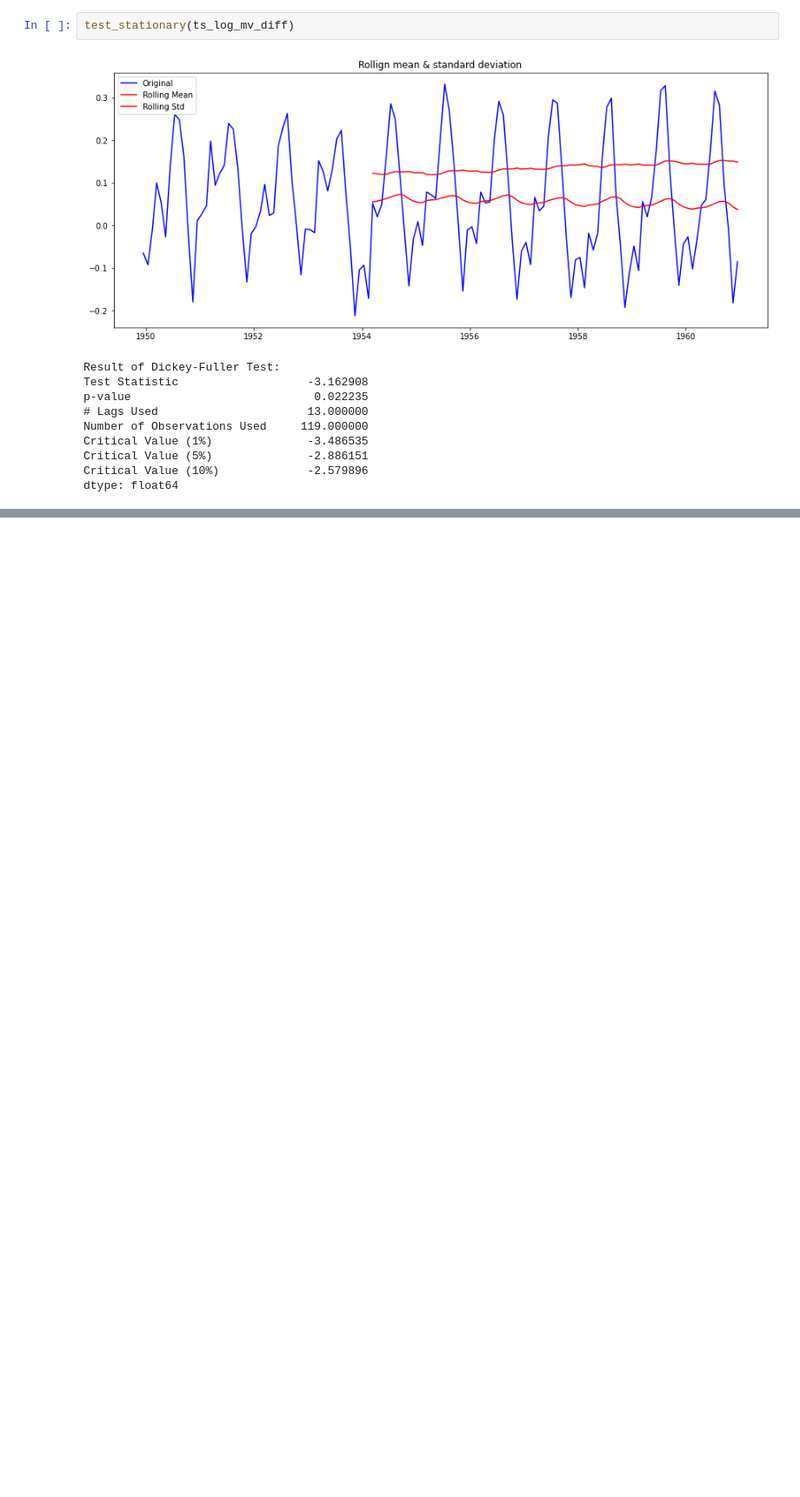
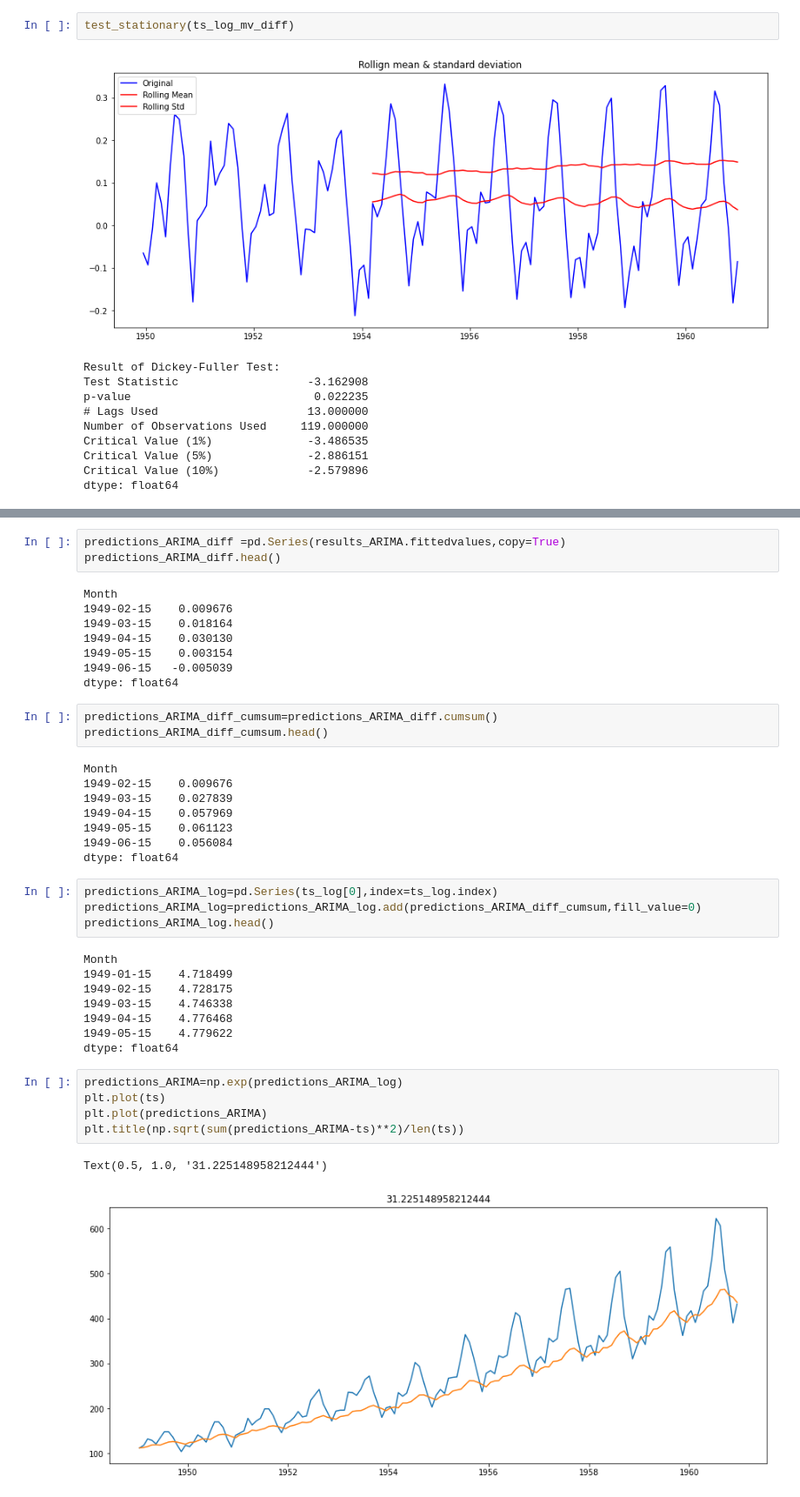
Before and after one commit to dikshantsharma12/Machine-Learning, a Jupyter notebook: Machine Learing Certification course/Air Passengers.ipynb, the cells around one changed output, grey strips where cells are left out. Shown: that part at 87% size. Saved outputs shown, nothing was run; the diff lists cells and outputs as text; blank space fills up the shorter version.

```diff
--- a/Machine Learing Certification course/Air Passengers.ipynb
+++ b/Machine Learing Certification course/Air Passengers.ipynb
@@ -147,0 +177,42 @@ dtype: float64
+# %%
+predictions_ARIMA_diff =pd.Series(results_ARIMA.fittedvalues,copy=True)
+predictions_ARIMA_diff.head()
+# %% [output]
+Month
+1949-02-15    0.009676
+1949-03-15    0.018164
+1949-04-15    0.030130
+1949-05-15    0.003154
+1949-06-15   -0.005039
+dtype: float64
+# %%
+predictions_ARIMA_diff_cumsum=predictions_ARIMA_diff.cumsum()
+predictions_ARIMA_diff_cumsum.head()
+# %% [output]
+Month
+1949-02-15    0.009676
+1949-03-15    0.027839
+1949-04-15    0.057969
+1949-05-15    0.061123
+1949-06-15    0.056084
+dtype: float64
+# %%
+predictions_ARIMA_log=pd.Series(ts_log[0],index=ts_log.index)
+predictions_ARIMA_log=predictions_ARIMA_log.add(predictions_ARIMA_diff_cumsum,fill_value=0)
+predictions_ARIMA_log.head()
+# %% [output]
+Month
+1949-01-15    4.718499
+1949-02-15    4.728175
+1949-03-15    4.746338
+1949-04-15    4.776468
+1949-05-15    4.779622
+dtype: float64
+# %%
+predictions_ARIMA=np.exp(predictions_ARIMA_log)
+plt.plot(ts)
+plt.plot(predictions_ARIMA)
+plt.title(np.sqrt(sum(predictions_ARIMA-ts)**2)/len(ts))
+# %% [output]
+Text(0.5, 1.0, '31.225148958212444')
+[figure, added]
```
Also changed, not shown: parts of 3 cells of this notebook, 4 other files.
